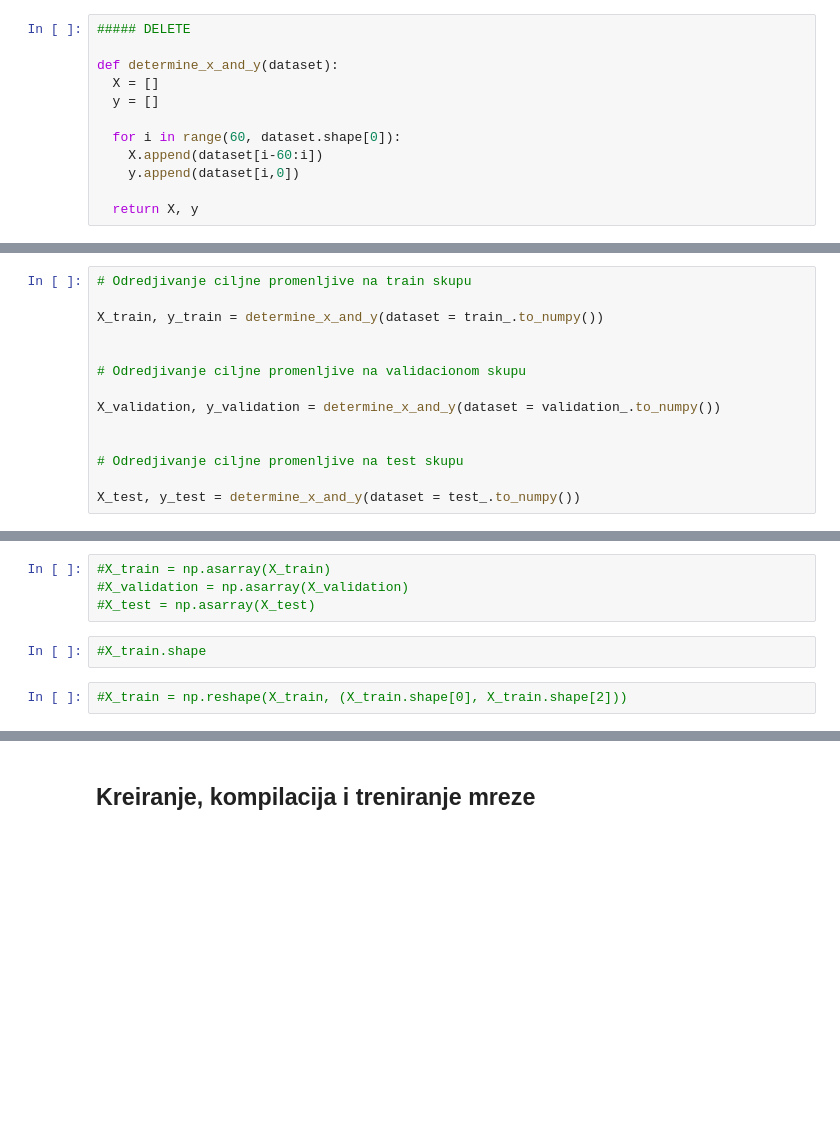
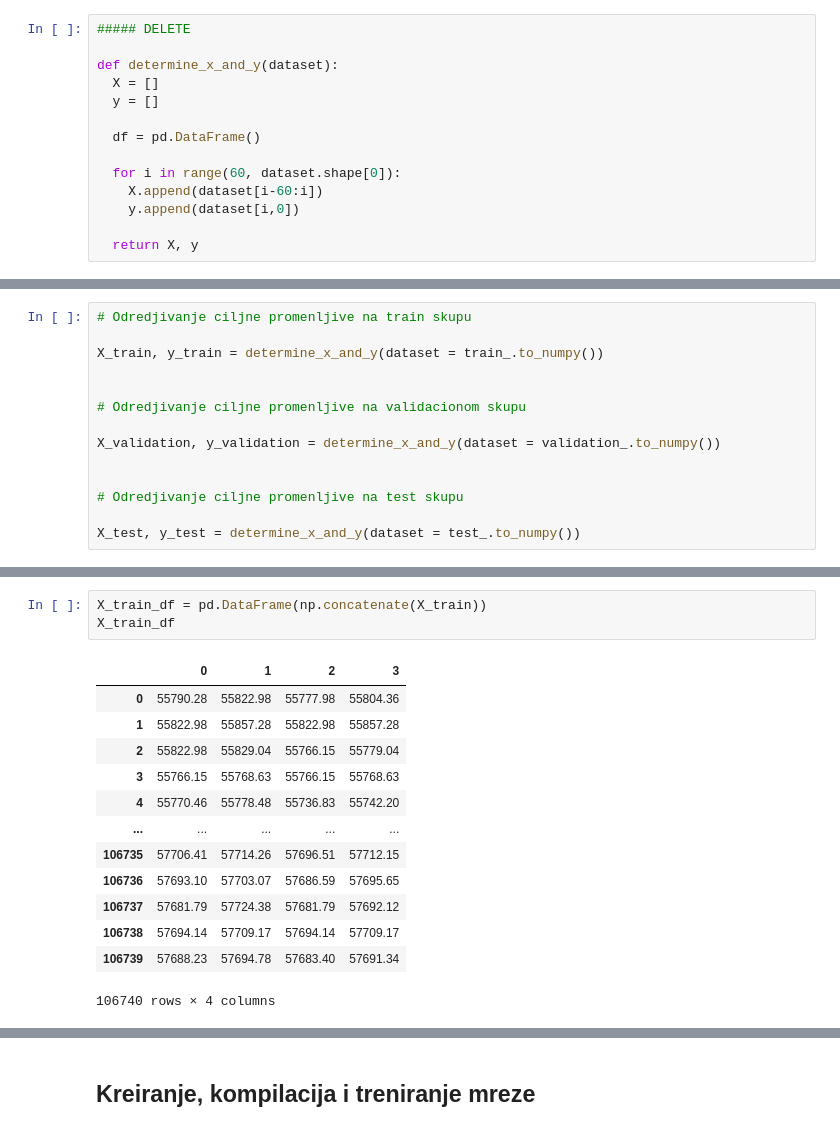
Before and after one commit to jovanape/Bitcoint-Price-Prediction, a Jupyter notebook: rnn.ipynb, the cells around one changed output, grey strips where cells are left out. Drawn from its saved outputs; the diff is of its cells as text; blank space fills up the shorter version.

```diff
--- a/rnn.ipynb
+++ b/rnn.ipynb
@@ -175,6 +160,8 @@ def determine_x_and_y(dataset):
   X = []
   y = []
 
+  df = pd.DataFrame()
+
   for i in range(60, dataset.shape[0]):
     X.append(dataset[i-60:i])
     y.append(dataset[i,0])
@@ -207,8 +188,17 @@ numpy.ndarray
-# %%
-#X_train = np.asarray(X_train)
-#X_validation = np.asarray(X_validation)
-#X_test = np.asarray(X_test)
-# %%
-#X_train.shape
-# %%
-#X_train = np.reshape(X_train, (X_train.shape[0], X_train.shape[2]))
+# %%
+X_train_df = pd.DataFrame(np.concatenate(X_train))
+X_train_df
+# %% [output]
+|  | 0 | 1 | 2 | 3 |
+| 0 | 55790.28 | 55822.98 | 55777.98 | 55804.36 |
+| 1 | 55822.98 | 55857.28 | 55822.98 | 55857.28 |
+| 2 | 55822.98 | 55829.04 | 55766.15 | 55779.04 |
+| 3 | 55766.15 | 55768.63 | 55766.15 | 55768.63 |
+| 4 | 55770.46 | 55778.48 | 55736.83 | 55742.20 |
+| ... | ... | ... | ... | ... |
+| 106735 | 57706.41 | 57714.26 | 57696.51 | 57712.15 |
+| 106736 | 57693.10 | 57703.07 | 57686.59 | 57695.65 |
+| 106737 | 57681.79 | 57724.38 | 57681.79 | 57692.12 |
+| 106738 | 57694.14 | 57709.17 | 57694.14 | 57709.17 |
+| 106739 | 57688.23 | 57694.78 | 57683.40 | 57691.34 |
+106740 rows × 4 columns
```
Also changed, not shown: parts of 42 cells of this notebook.
